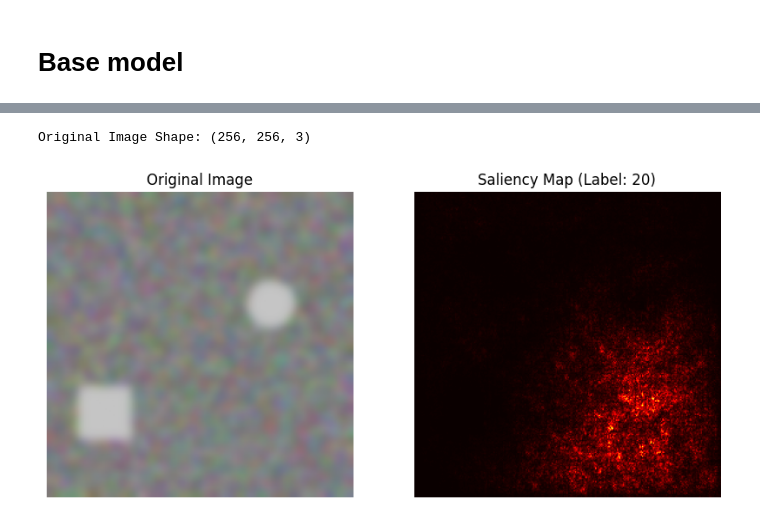
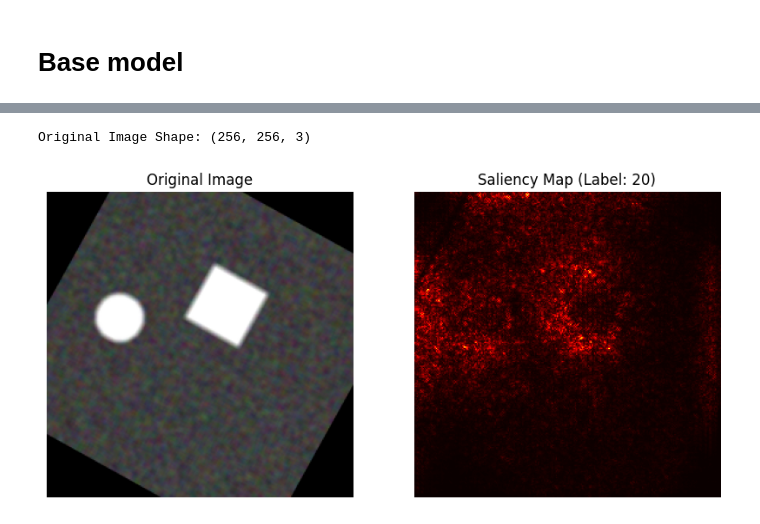
Before and after one commit to a-lundsgaard/XAI-in-Medical-Image-Analysis, a Jupyter notebook: notebooks/index.ipynb, the cells around one changed output, grey strips where cells are left out. Saved outputs shown, nothing was run; the diff lists cells and outputs as text; code cells hidden in the pictures.

Commit message:
Runs notebook on simple data

```diff
--- a/notebooks/index.ipynb
+++ b/notebooks/index.ipynb
@@ -12,7 +12,7 @@ if module_path not in sys.path:
 from src.models.baseModels.resnet_regression import ResNetModel
 importlib.reload(sys.modules['src.models.baseModels.resnet_regression'])
 
-resnet = ResNetModel(data_dir='../datasets/artificial_data/ExtremeNoise2dGenerator_images', num_epochs=10)
+resnet = ResNetModel(data_dir='../datasets/artificial_data/SimpleNoisyImageGenerator_images', num_epochs=1)
 resnet.load_data()
 resnet.train()
 resnet.evaluate()
@@ -37,17 +19,17 @@ Loss of the network on the test images: 57.924293518066406
 # %%
 from src.XAI.XAI import XAIResNet
 
 # Assuming XAIResNet was already imported previously
 importlib.reload(sys.modules['src.XAI.XAI'])
 
 # Initialize XAI instance
 xai_resnet = XAIResNet(modelWrapper=resnet, device=resnet.device)
 # Fetch an image and its label from the test data
-input_image, input_label = resnet.get_single_test_image(index=11)
+input_image, input_label = resnet.get_single_test_image(index=9)
 # Check if data was retrieved
 if input_image is not None:
     # Generate and view the saliency map for the selected image and label
     xai_resnet.generate_saliency_map(input_image, input_label)
 # %% [output]
 Original Image Shape: (256, 256, 3)
-[figure, old version]
+[figure, new version]
```
Also changed, not shown: parts of 1 cell of this notebook, 1 other file.
